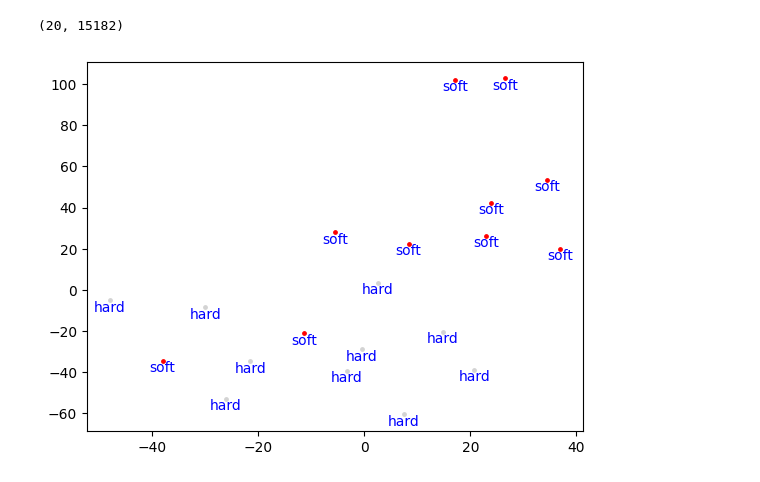
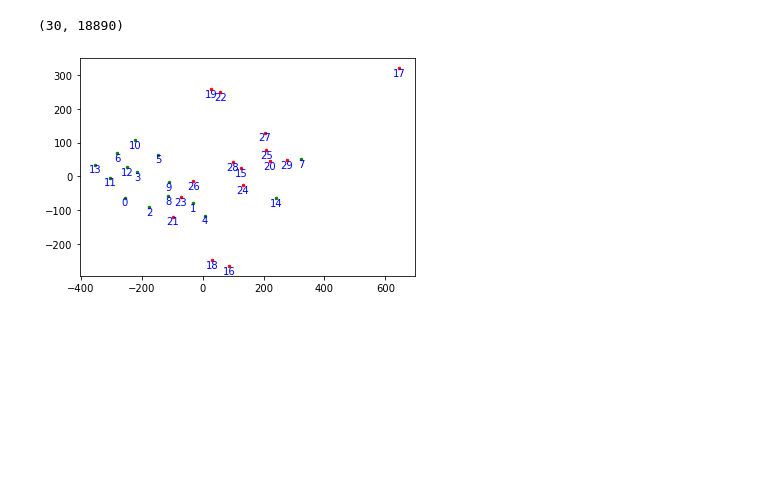
Before and after one commit to jeddobson/model-interpretability, a Jupyter notebook: notebooks/sf-initial-model-prediction.ipynb, the cells around one changed output. Drawn from its saved outputs; the diff is of its cells as text; code cells hidden in the pictures; blank space fills up the shorter version.

Commit message:
more texts

```diff
--- a/notebooks/sf-initial-model-prediction.ipynb
+++ b/notebooks/sf-initial-model-prediction.ipynb
@@ -41,3 +41,7 @@ soft_sf = ["mdp.39015020645456", "mdp.39015003922005", "mdp.39015000244775", "md
+# %%
+# # htids for two classes
+hard_sf = ["mdp.39015038888775", "pst.000027847633", "mdp.39015013517985", "mdp.39015020680461", "mdp.39015020690858", "pst.000029273768", "mdp.39015013433738", "mdp.39015056817003", "mdp.39015012435791", "pst.000059688501", "mdp.39015025252100", "uc1.32106007713453", "uc1.32106012964117", "mdp.39015025286538", "mdp.39015041888606"]
+soft_sf = ["mdp.39015020645456", "mdp.39015003922005", "mdp.39015000244775", "mdp.39015000244775", "pst.000011824909", "mdp.49015000529041", "mdp.39015005320745", "mdp.49015003071447", "inu.30000004080028", "mdp.39015054037372", "mdp.39015040597794", "mdp.39015002289877", "mdp.39015055883048", "inu.30000007203650", "mdp.49015002042977"]
 # %%
 all_texts = hard_sf + soft_sf
 # %%
@@ -103,25 +107,32 @@ dtm = vec.fit_transform(raw_data)
 dtm.shape
 # large sparse matrix: 17,41229
 # %% [output]
-(20, 15182)
+(30, 18890)
 # %%
 # T-SNE
 import matplotlib.pyplot as plt
 from sklearn.manifold import TSNE
 
 # fig = plt.figure(figsize=(35, 20), dpi=75)
 plot = TSNE(n_components=2, learning_rate='auto',
             init='random',
             perplexity=3).fit_transform(dtm)
 
-for x, y, label,htid in zip(plot[:,0], plot[:,1], labels,all_texts):
+
+for i,[x, y, label,htid] in enumerate(zip(plot[:,0], plot[:,1], labels,all_texts)):
+
+
+# for x, y, label,htid in zip(plot[:,0], plot[:,1], labels,all_texts):
+
+    # enumerate, for i in {zip}
+
     if label == "hard":
-        plt.scatter(x, y, c='lightgrey',s=6)
+        plt.scatter(x, y, c='green',s=6)
     else:
         plt.scatter(x, y, c='red',s=6)
-    plt.text(x, y, label, c='blue', ha='center', va='top')
+    plt.text(x, y, i, c='blue', ha='center', va='top')
 # %% [output]
-[figure, old version]
+[figure, new version]
 # %%
 # MDS
 
```
Also changed, not shown: parts of 7 cells of this notebook, 1 other file.
